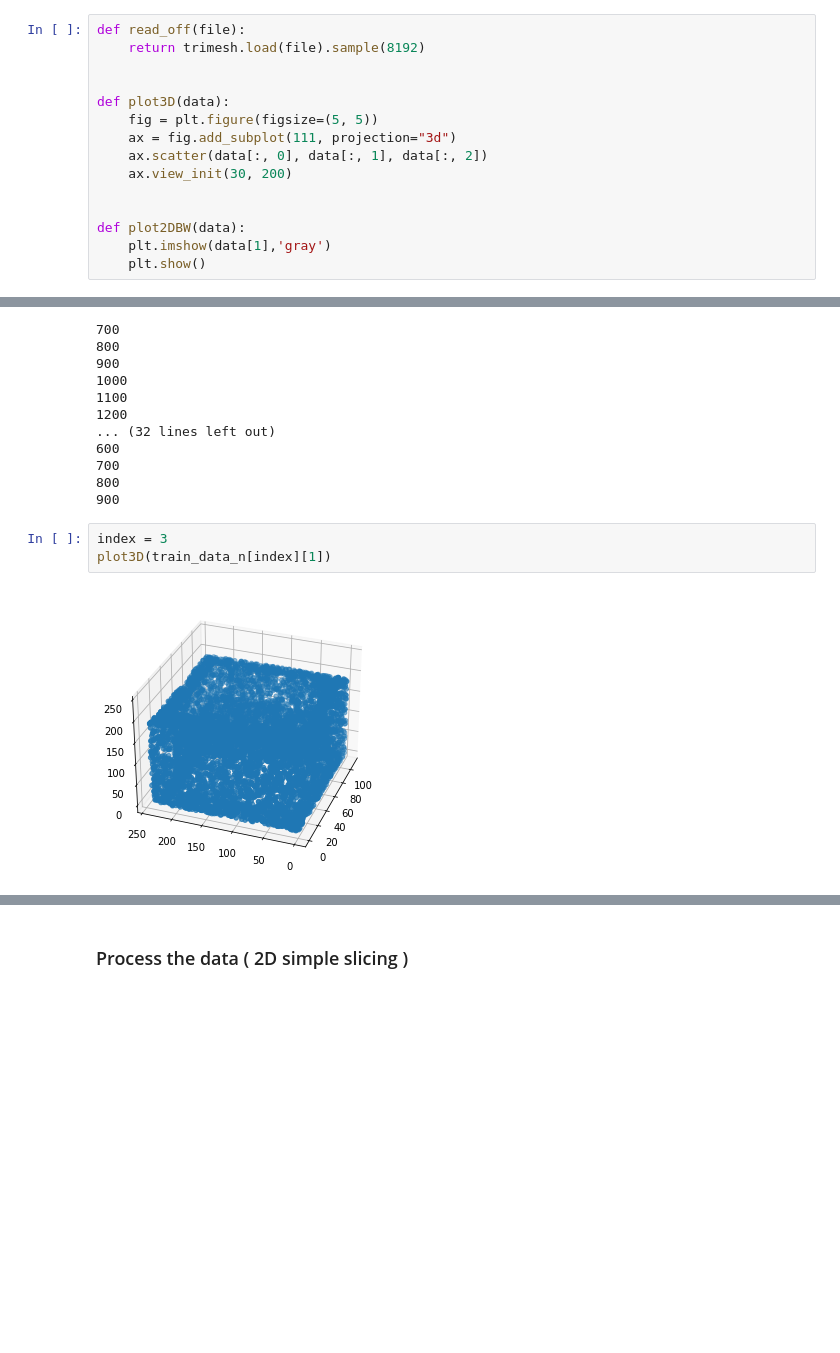
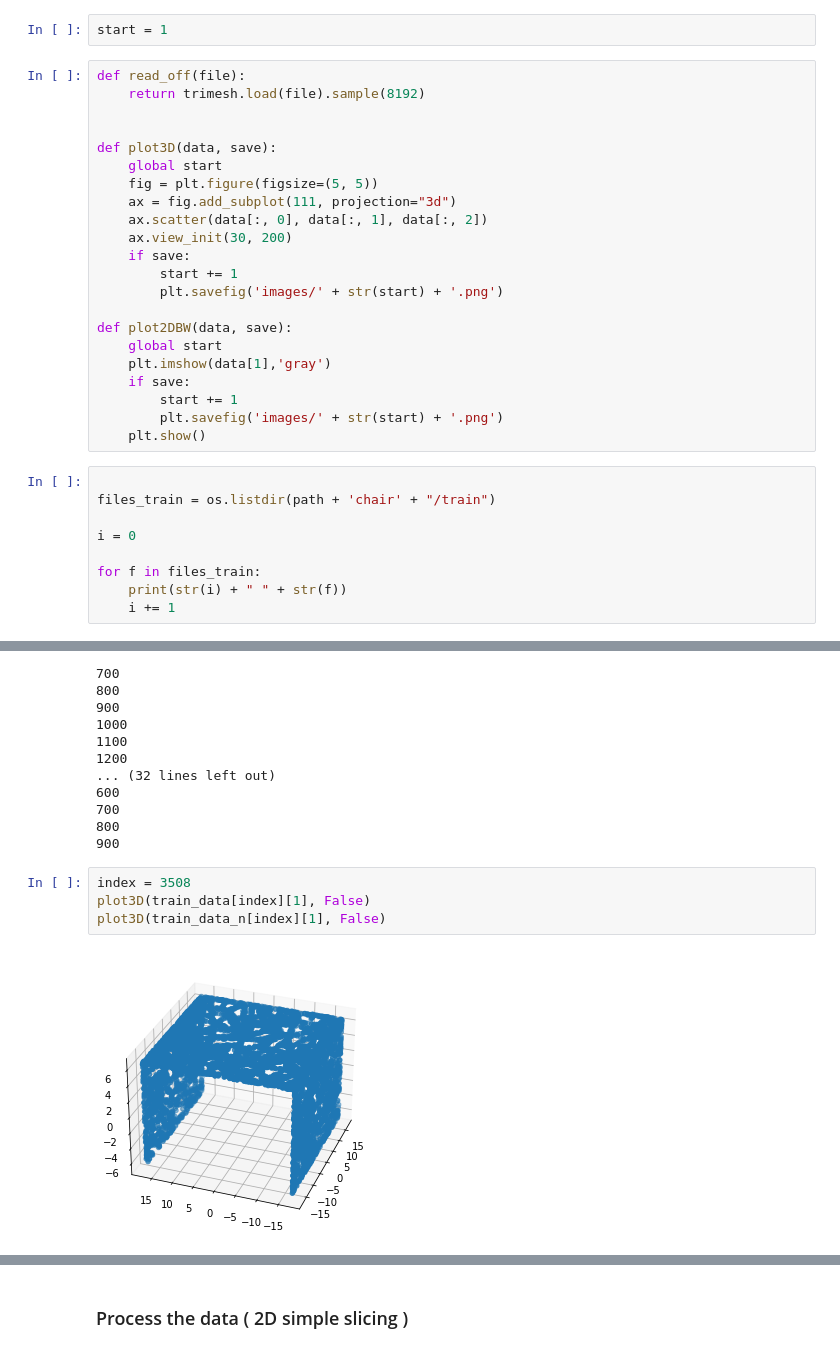
Before and after one commit to RazvanDu/3DRecognition, a Jupyter notebook: 3DRecognition.ipynb, the cells around one changed output, grey strips where cells are left out. Saved outputs shown, nothing was run; the diff lists cells and outputs as text; blank space fills up the shorter version.

```diff
--- a/3DRecognition.ipynb
+++ b/3DRecognition.ipynb
@@ -21,17 +25,35 @@ import keyboard
 # %% [markdown]
 ### Read data
+# %%
+start = 1
 # %%
 def read_off(file):
     return trimesh.load(file).sample(8192)
 
 
-def plot3D(data):
+def plot3D(data, save):
+    global start
     fig = plt.figure(figsize=(5, 5))
     ax = fig.add_subplot(111, projection="3d")
     ax.scatter(data[:, 0], data[:, 1], data[:, 2])
     ax.view_init(30, 200)
+    if save:
+        start += 1
+        plt.savefig('images/' + str(start) + '.png')
 
-
-def plot2DBW(data):
+def plot2DBW(data, save):
+    global start
     plt.imshow(data[1],'gray')
+    if save:
+        start += 1
+        plt.savefig('images/' + str(start) + '.png')
     plt.show()
+# %%
+
+files_train = os.listdir(path + 'chair' + "/train")
+
+i = 0
+
+for f in files_train:
+    print(str(i) + " " + str(f))
+    i += 1
@@ -161,7 +200,8 @@ test_data_n = normalize(test_data)
 800
 900
 # %%
-index = 3
-plot3D(train_data_n[index][1])
+index = 3508
+plot3D(train_data[index][1], False)
+plot3D(train_data_n[index][1], False)
 # %% [output]
-[figure, old version]
+[figure, new version]
```
Also changed, not shown: parts of 27 cells of this notebook, 14 other files.
